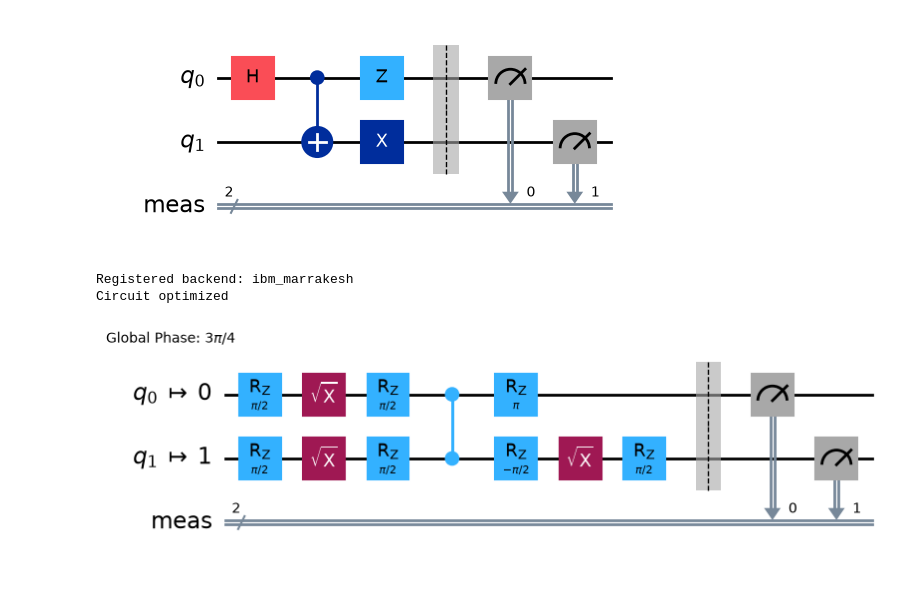
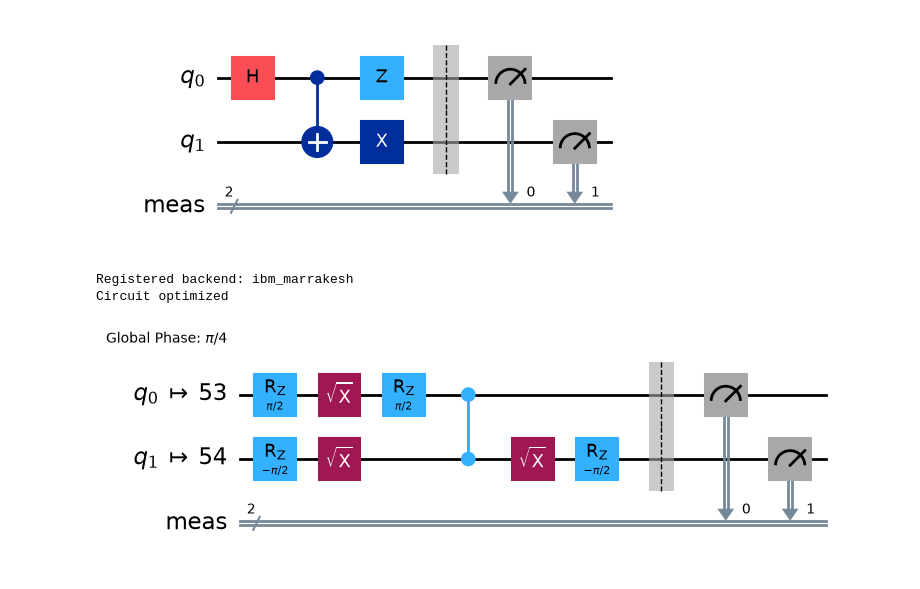
Before and after one commit to witchofthewires/ibm-quantum-notes, a Jupyter notebook: Lesson2.ipynb, the cells around one changed output. Saved outputs shown, nothing was run; the diff lists cells and outputs as text; code cells hidden in the pictures.

```diff
--- a/Lesson2.ipynb
+++ b/Lesson2.ipynb
@@ -18,9 +18,9 @@ qc.draw("mpl")
 [figure]
 # %%
 backend = register_backend('secrets.yaml')
-optimized_qc = transpile(qc, backend)
+optimized_qc = transpile(qc, backend, optimization_level=3)
 optimized_qc.draw("mpl")
 # %% [output]
 Registered backend: ibm_marrakesh
 Circuit optimized
-[figure, old version]
+[figure, new version]
```
Also changed, not shown: parts of 4 cells of this notebook, 1 other file.
